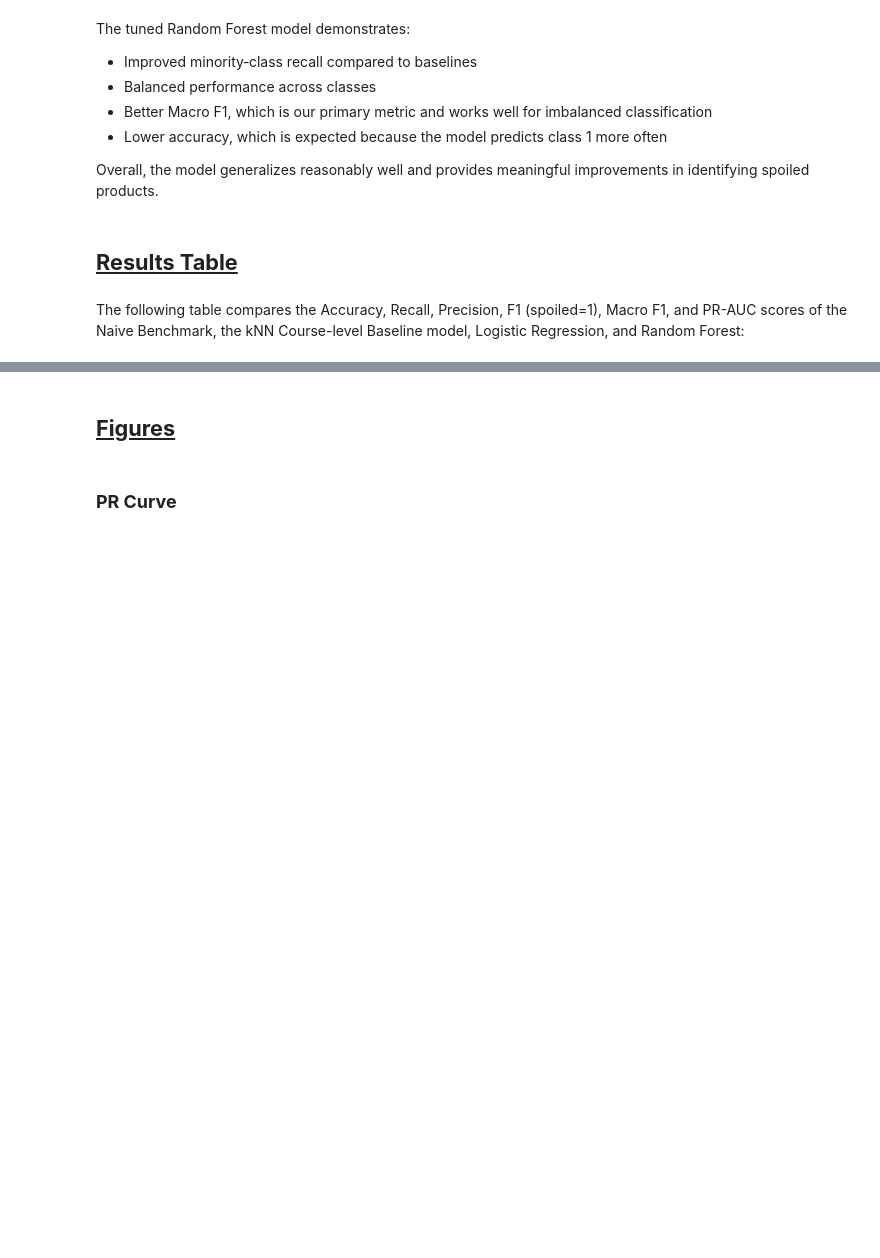
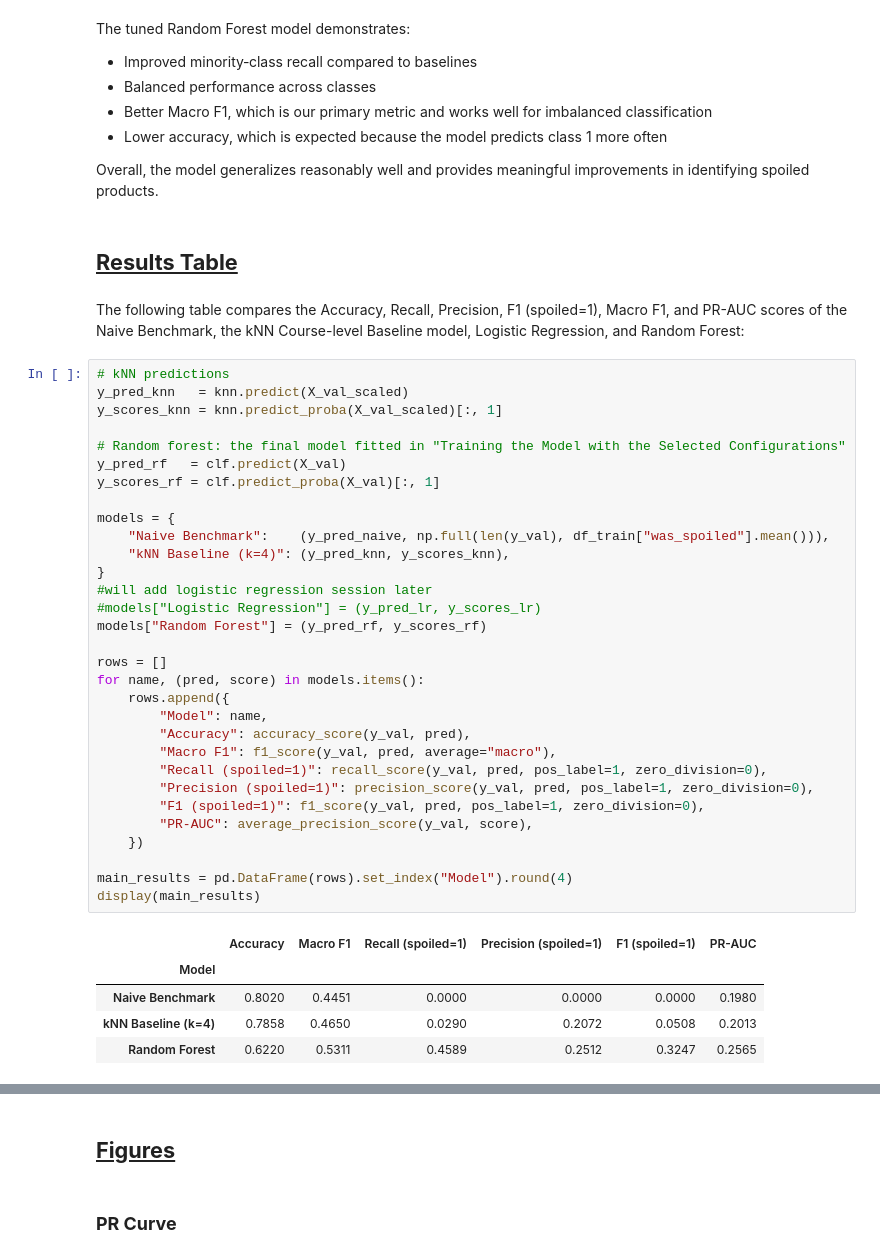
Before and after one commit to AnishaP3/Reducing-Inventory-Waste-in-Grocery-Stores, a Jupyter notebook: Notebooks/Project_Milestone_5_Final_Experiments_and_Analysis.ipynb, the cells around one changed output, grey strips where cells are left out. Saved outputs shown, nothing was run; the diff lists cells and outputs as text; blank space fills up the shorter version.

Commit message:
Results table in progress.

```diff
--- a/Notebooks/Project_Milestone_5_Final_Experiments_and_Analysis.ipynb
+++ b/Notebooks/Project_Milestone_5_Final_Experiments_and_Analysis.ipynb
@@ -656,3 +654,40 @@ Overall, the model generalizes reasonably well and provides meaningful improveme
 ## **<ins>Results Table</ins>**
 # %% [markdown]
 The following table compares the Accuracy, Recall, Precision, F1 (spoiled=1), Macro F1, and PR-AUC scores of the Naive Benchmark, the kNN Course-level Baseline model, Logistic Regression, and Random Forest:
+# %%
+# kNN predictions
+y_pred_knn   = knn.predict(X_val_scaled)
+y_scores_knn = knn.predict_proba(X_val_scaled)[:, 1]
+
+# Random forest: the final model fitted in "Training the Model with the Selected Configurations"
+y_pred_rf   = clf.predict(X_val)
+y_scores_rf = clf.predict_proba(X_val)[:, 1]
+
+models = {
+    "Naive Benchmark":    (y_pred_naive, np.full(len(y_val), df_train["was_spoiled"].mean())),
+    "kNN Baseline (k=4)": (y_pred_knn, y_scores_knn),
+}
+#will add logistic regression session later
+#models["Logistic Regression"] = (y_pred_lr, y_scores_lr)
+models["Random Forest"] = (y_pred_rf, y_scores_rf)
+
+rows = []
+for name, (pred, score) in models.items():
+    rows.append({
+        "Model": name,
+        "Accuracy": accuracy_score(y_val, pred),
+        "Macro F1": f1_score(y_val, pred, average="macro"),
+        "Recall (spoiled=1)": recall_score(y_val, pred, pos_label=1, zero_division=0),
+        "Precision (spoiled=1)": precision_score(y_val, pred, pos_label=1, zero_division=0),
+        "F1 (spoiled=1)": f1_score(y_val, pred, pos_label=1, zero_division=0),
+        "PR-AUC": average_precision_score(y_val, score),
+    })
+
+main_results = pd.DataFrame(rows).set_index("Model").round(4)
+display(main_results)
+# %% [output]
+|  | Accuracy | Macro F1 | Recall (spoiled=1) | Precision (spoiled=1) | F1 (spoiled=1) | PR-AUC |
+| Model |  |  |  |  |  |  |
+| Naive Benchmark | 0.8020 | 0.4451 | 0.0000 | 0.0000 | 0.0000 | 0.1980 |
+| kNN Baseline (k=4) | 0.7858 | 0.4650 | 0.0290 | 0.2072 | 0.0508 | 0.2013 |
+| Random Forest | 0.6220 | 0.5311 | 0.4589 | 0.2512 | 0.3247 | 0.2565 |
```
Also changed, not shown: parts of 4 cells of this notebook.
